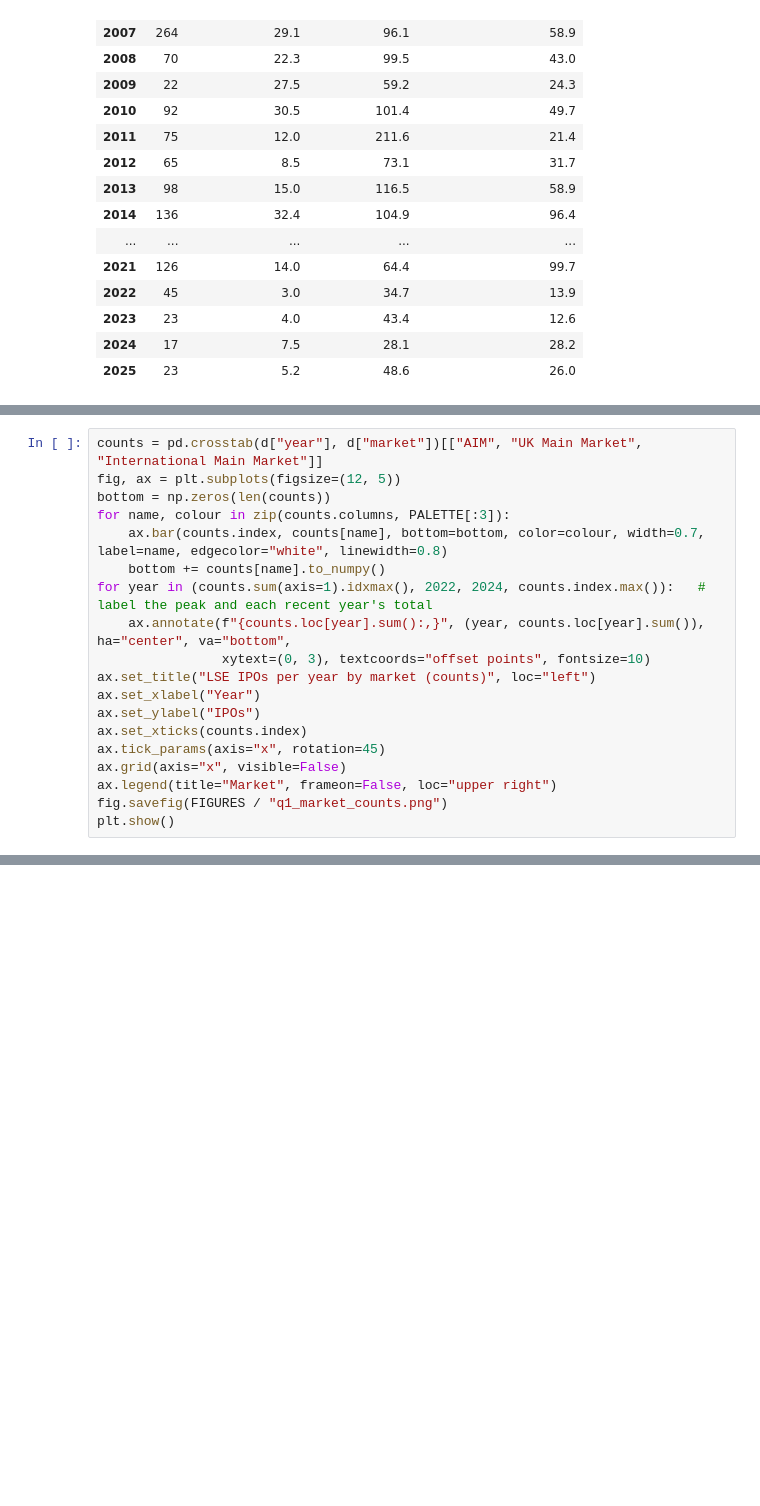
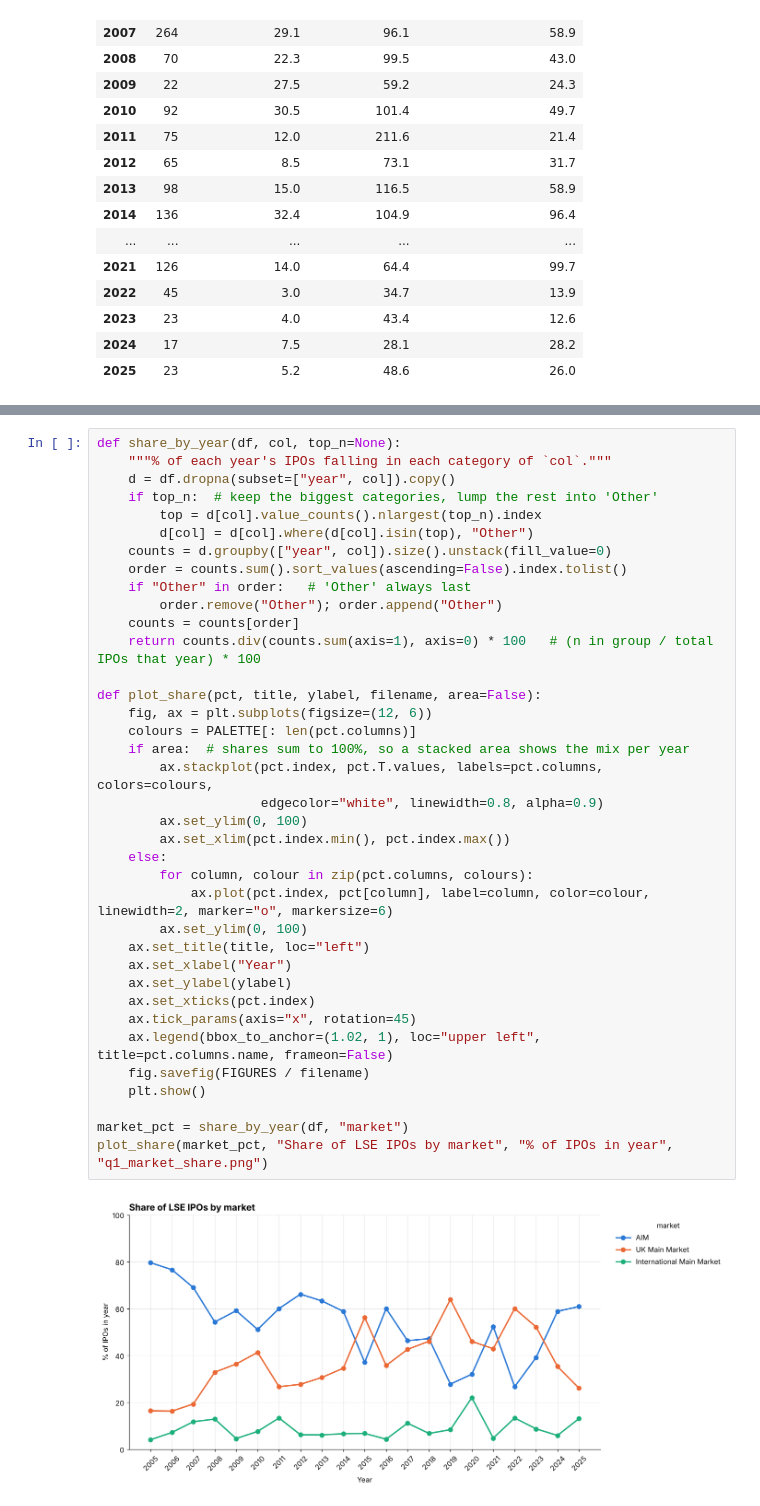
Before and after one commit to phoebec11/lseg-ipo-analytics1, a Jupyter notebook: SQL.ipynb, the cells around one changed output, grey strips where cells are left out. Cells and saved outputs as stored; diff of their text form; blank space fills up the shorter version.

```diff
--- a/SQL.ipynb
+++ b/SQL.ipynb
@@ -565,19 +239,0 @@ flat
-# %%
-counts = pd.crosstab(d["year"], d["market"])[["AIM", "UK Main Market", "International Main Market"]]
-fig, ax = plt.subplots(figsize=(12, 5))
-bottom = np.zeros(len(counts))
-for name, colour in zip(counts.columns, PALETTE[:3]):
-    ax.bar(counts.index, counts[name], bottom=bottom, color=colour, width=0.7, label=name, edgecolor="white", linewidth=0.8)
-    bottom += counts[name].to_numpy()
-for year in (counts.sum(axis=1).idxmax(), 2022, 2024, counts.index.max()):   # label the peak and each recent year's total
-    ax.annotate(f"{counts.loc[year].sum():,}", (year, counts.loc[year].sum()), ha="center", va="bottom",
-                xytext=(0, 3), textcoords="offset points", fontsize=10)
-ax.set_title("LSE IPOs per year by market (counts)", loc="left")
-ax.set_xlabel("Year")
-ax.set_ylabel("IPOs")
-ax.set_xticks(counts.index)
-ax.tick_params(axis="x", rotation=45)
-ax.grid(axis="x", visible=False)
-ax.legend(title="Market", frameon=False, loc="upper right")
-fig.savefig(FIGURES / "q1_market_counts.png")
-plt.show()
@@ -642,0 +256,39 @@ the FTSE sector, and read what the company does if it has none)? How much did it
+# %%
+def share_by_year(df, col, top_n=None):
+    """% of each year's IPOs falling in each category of `col`."""
+    d = df.dropna(subset=["year", col]).copy()
+    if top_n:  # keep the biggest categories, lump the rest into 'Other'
+        top = d[col].value_counts().nlargest(top_n).index
+        d[col] = d[col].where(d[col].isin(top), "Other")
+    counts = d.groupby(["year", col]).size().unstack(fill_value=0)
+    order = counts.sum().sort_values(ascending=False).index.tolist()
+    if "Other" in order:   # 'Other' always last
+        order.remove("Other"); order.append("Other")
+    counts = counts[order]
+    return counts.div(counts.sum(axis=1), axis=0) * 100   # (n in group / total IPOs that year) * 100
+
+def plot_share(pct, title, ylabel, filename, area=False):
+    fig, ax = plt.subplots(figsize=(12, 6))
+    colours = PALETTE[: len(pct.columns)]
+    if area:  # shares sum to 100%, so a stacked area shows the mix per year
+        ax.stackplot(pct.index, pct.T.values, labels=pct.columns, colors=colours,
+                     edgecolor="white", linewidth=0.8, alpha=0.9)
+        ax.set_ylim(0, 100)
+        ax.set_xlim(pct.index.min(), pct.index.max())
+    else:
+        for column, colour in zip(pct.columns, colours):
+            ax.plot(pct.index, pct[column], label=column, color=colour, linewidth=2, marker="o", markersize=6)
+        ax.set_ylim(0, 100)
+    ax.set_title(title, loc="left")
+    ax.set_xlabel("Year")
+    ax.set_ylabel(ylabel)
+    ax.set_xticks(pct.index)
+    ax.tick_params(axis="x", rotation=45)
+    ax.legend(bbox_to_anchor=(1.02, 1), loc="upper left", title=pct.columns.name, frameon=False)
+    fig.savefig(FIGURES / filename)
+    plt.show()
+
+market_pct = share_by_year(df, "market")
+plot_share(market_pct, "Share of LSE IPOs by market", "% of IPOs in year", "q1_market_share.png")
+# %% [output]
+[figure, added]
```
Also changed, not shown: parts of 54 cells of this notebook.
